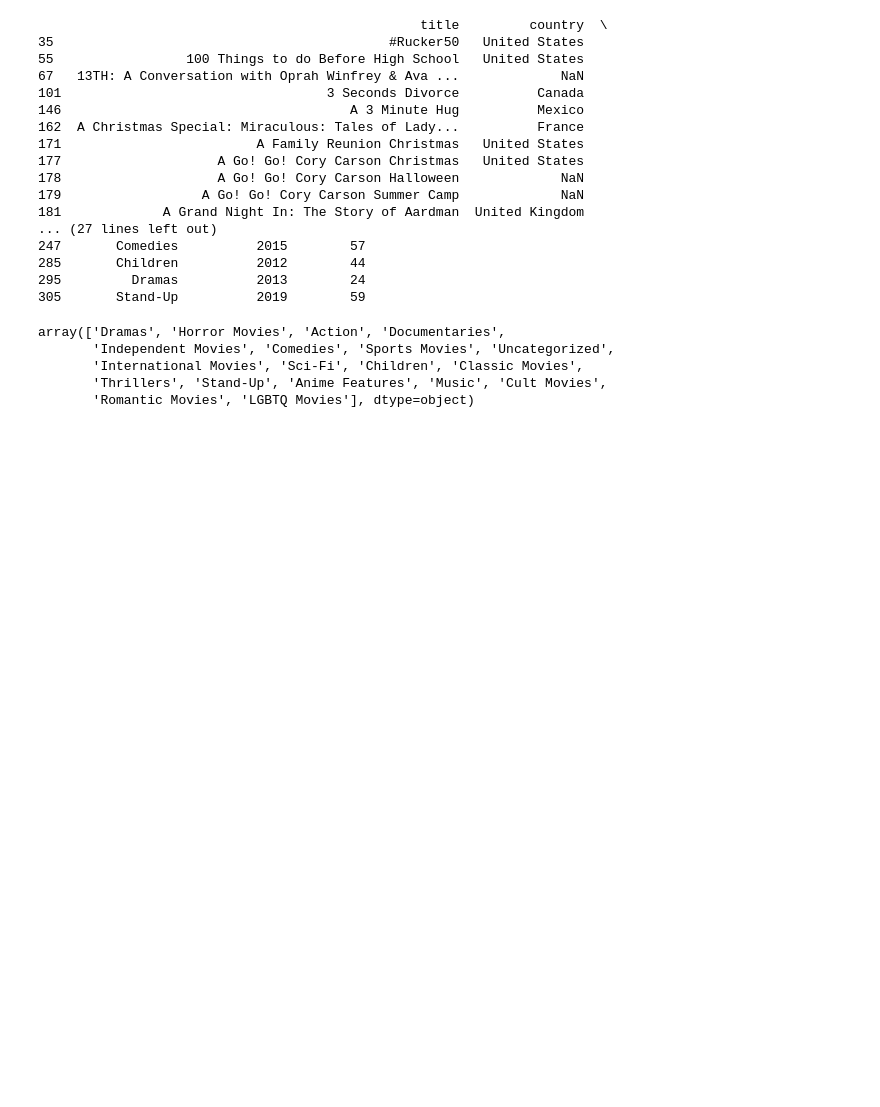
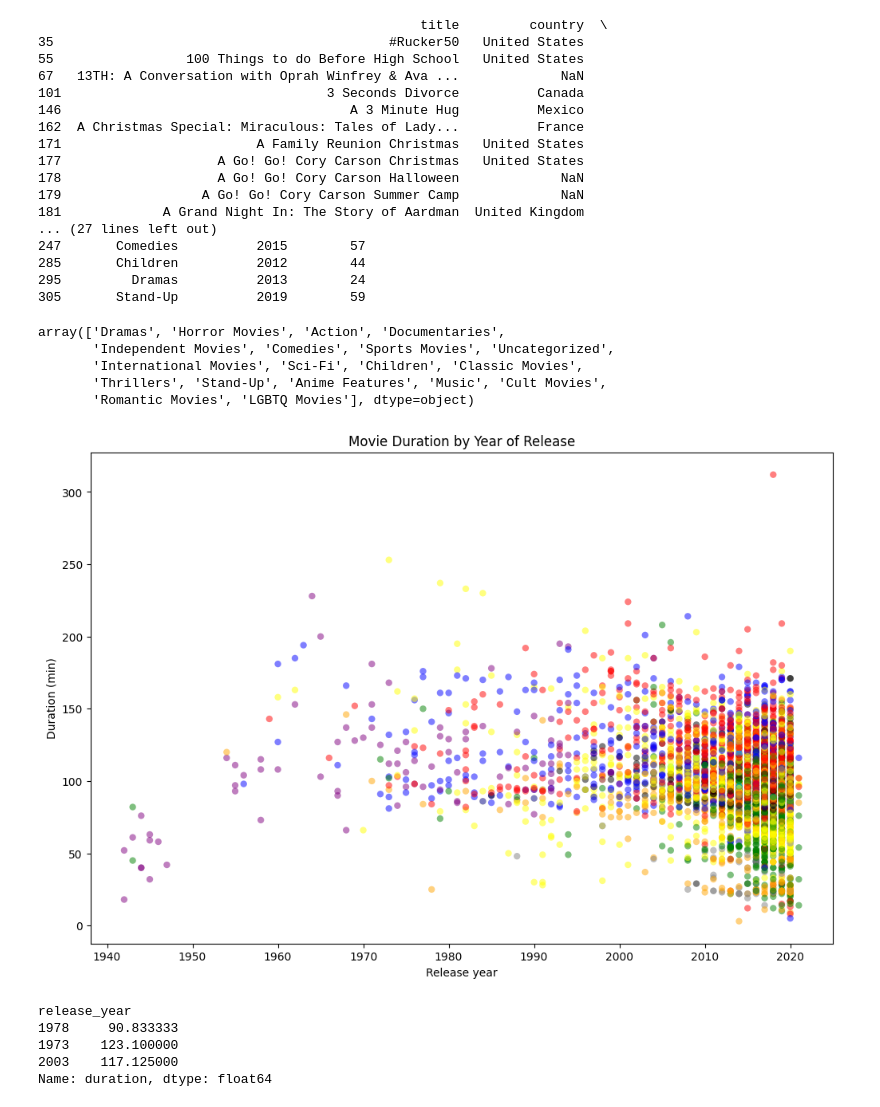
Before and after one commit to AdrianCPC/Investing_netflix_movies_simpledata, a Jupyter notebook: netflix_df.ipynb, the cells around one changed output. Saved outputs shown, nothing was run; the diff lists cells and outputs as text; code cells hidden in the pictures; blank space fills up the shorter version.

Commit message:
creating plot and logical answers

```diff
--- a/netflix_df.ipynb
+++ b/netflix_df.ipynb
@@ -95,3 +95,15 @@ for index, row in netflix_movies.iterrows():
             colors.append("gray")  # Default color for uncategorized genres
     else:
         colors.append("gray")
+# %%
+#Creating movie duration by year using genre colors
+fig, ax = plt.subplots(figsize=(12,8))
+scatter = ax.scatter(netflix_movies["release_year"],netflix_movies["duration"], c=colors, alpha=0.5, edgecolors="none" )
+
+ax.set_xlabel("Release year")
+ax.set_ylabel("Duration (min)")
+ax.set_title("Movie Duration by Year of Release")
+
+plt.show()
+# %% [output]
+[figure, added]
@@ -97,0 +120,8 @@ for index, row in netflix_movies.iterrows():
+# %%
+print(avg_duration_year.sample(3))
+# %% [output]
+release_year
+1978     90.833333
+1973    123.100000
+2003    117.125000
+Name: duration, dtype: float64
```
Also changed, not shown: parts of 4 cells of this notebook.
